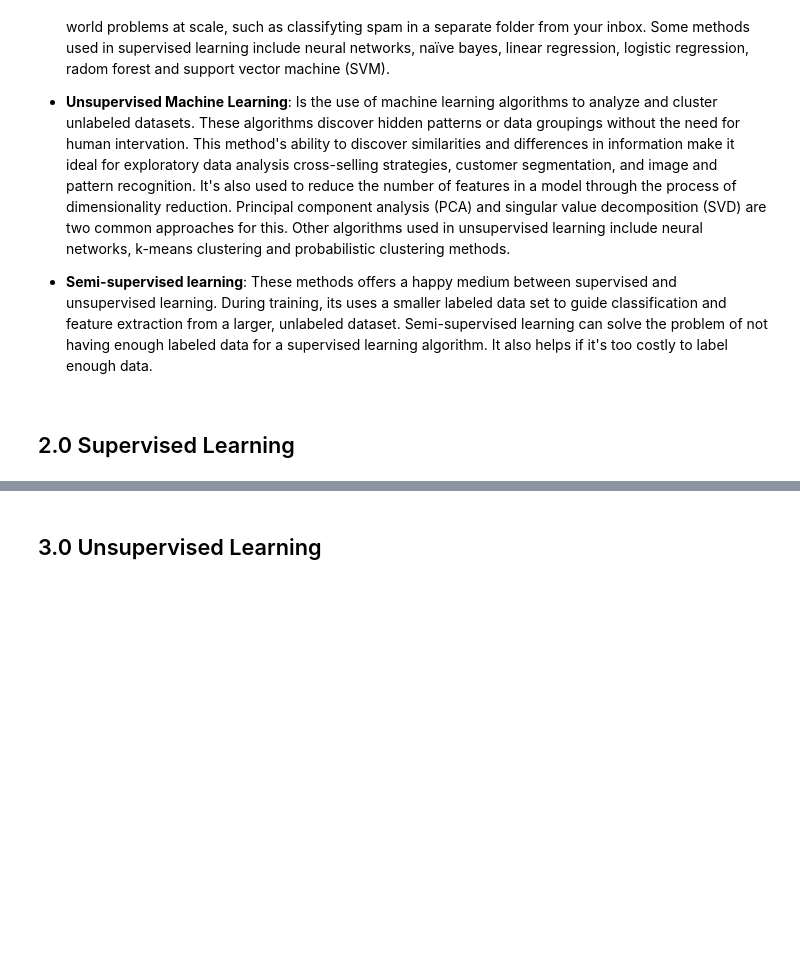
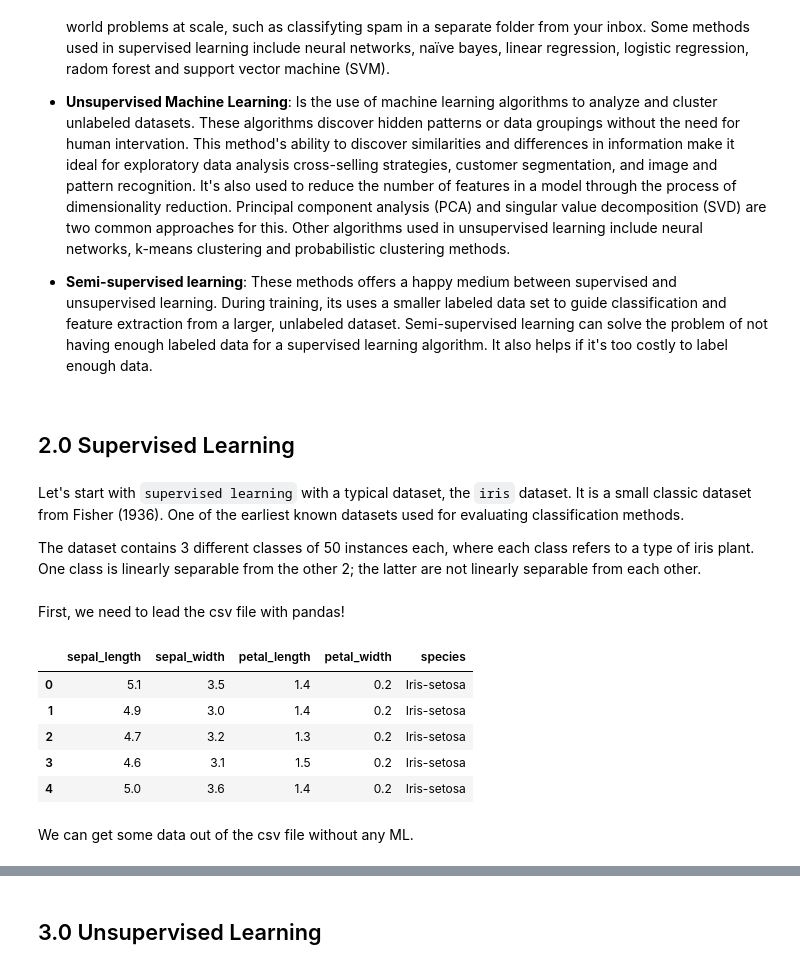
Before and after one commit to jherasdo/pythonic-chemistry, a Jupyter notebook: pythonic-chemistry/06-machine-learning/machine_learning.ipynb, the cells around one changed output, grey strips where cells are left out. Cells and saved outputs as stored; diff of their text form; code cells hidden in the pictures; blank space fills up the shorter version.

```diff
--- a/pythonic-chemistry/06-machine-learning/machine_learning.ipynb
+++ b/pythonic-chemistry/06-machine-learning/machine_learning.ipynb
@@ -30,3 +30,7 @@ Machine learning models fall into three primary categories:
 - **Semi-supervised learning**: These methods offers a happy medium between supervised and unsupervised learning. During training, its uses a smaller labeled data set to guide classification and feature extraction from a larger, unlabeled dataset. Semi-supervised learning can solve the problem of not having enough labeled data for a supervised learning algorithm. It also helps if it's too costly to label enough data.
 # %% [markdown]
 ## 2.0 Supervised Learning
+# %% [markdown]
+Let's start with `supervised learning` with a typical dataset, the `iris` dataset. It is a small classic dataset from Fisher (1936). One of the earliest known datasets used for evaluating classification methods.
+
+The dataset contains 3 different classes of 50 instances each, where each class refers to a type of iris plant. One class is linearly separable from the other 2; the latter are not linearly separable from each other.
@@ -32,0 +45,14 @@ Machine learning models fall into three primary categories:
+# %% [markdown]
+First, we need to lead the csv file with pandas!
+# %%
+df = pd.read_csv("./datasets/iris.csv")
+df.head()
+# %% [output]
+|  | sepal_length | sepal_width | petal_length | petal_width | species |
+| 0 | 5.1 | 3.5 | 1.4 | 0.2 | Iris-setosa |
+| 1 | 4.9 | 3.0 | 1.4 | 0.2 | Iris-setosa |
+| 2 | 4.7 | 3.2 | 1.3 | 0.2 | Iris-setosa |
+| 3 | 4.6 | 3.1 | 1.5 | 0.2 | Iris-setosa |
+| 4 | 5.0 | 3.6 | 1.4 | 0.2 | Iris-setosa |
+# %% [markdown]
+We can get some data out of the csv file without any ML.
```
Also changed, not shown: parts of 30 cells of this notebook.
